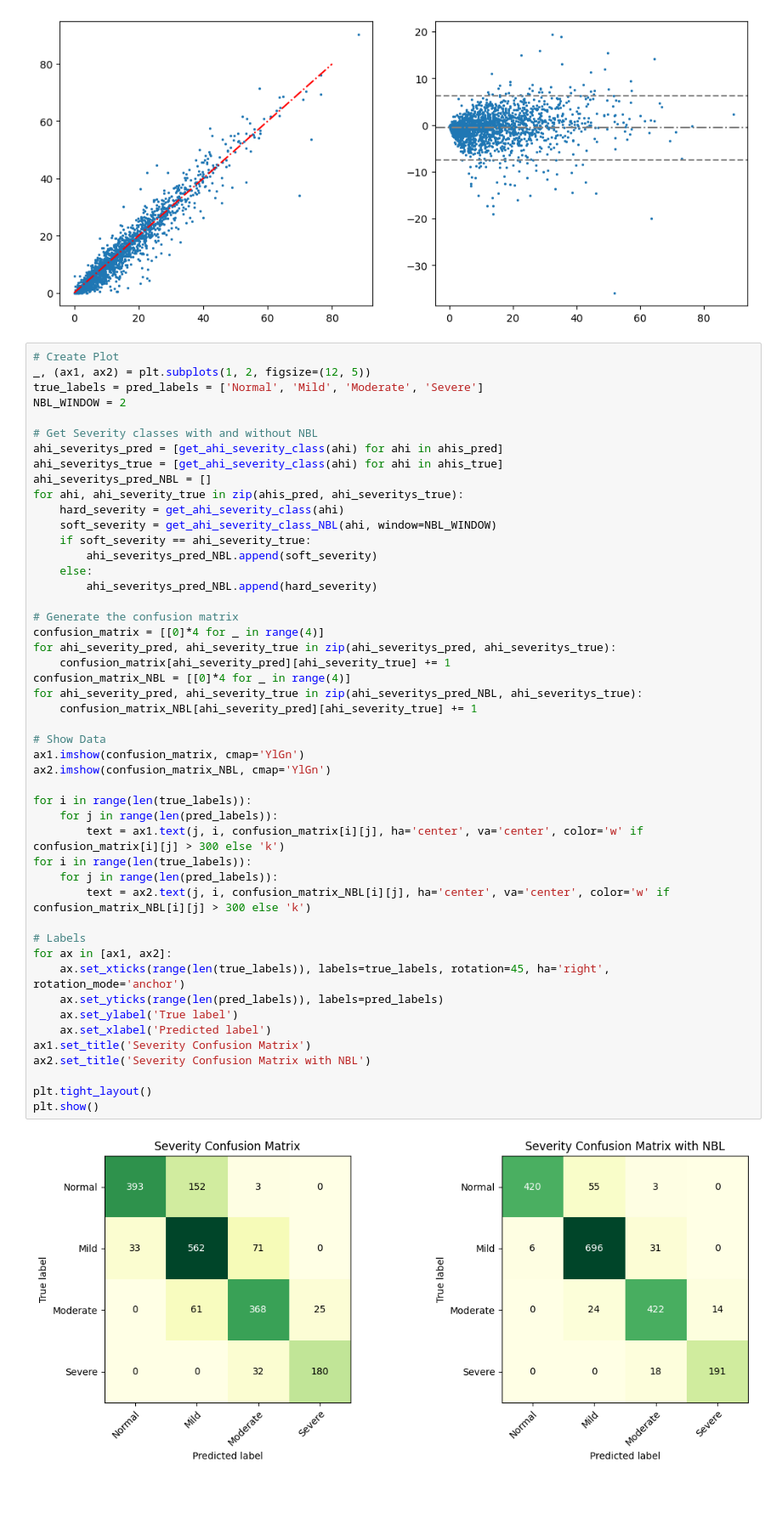
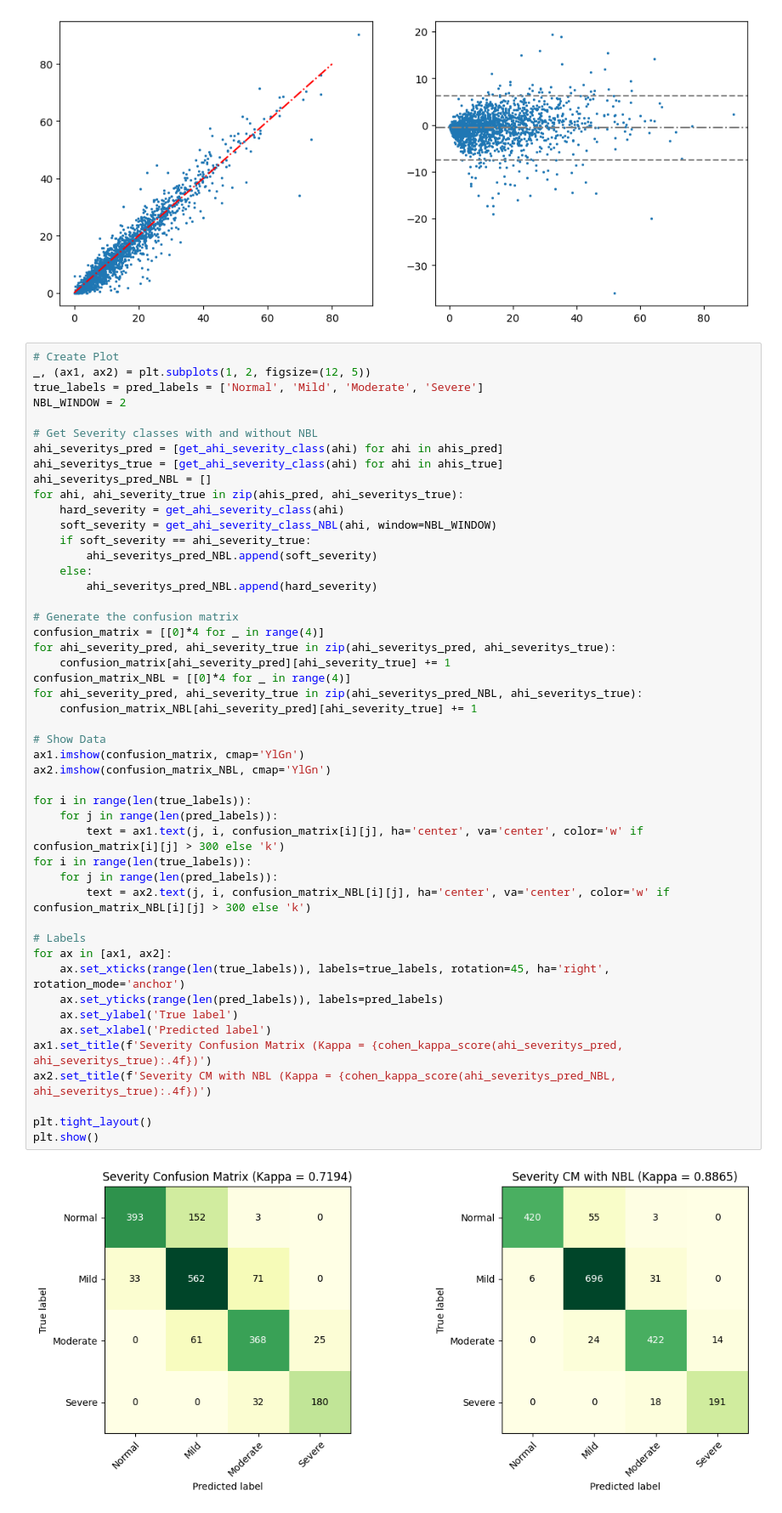
Before and after one commit to JulianBvW/Wearable-Sleep-Event-Detection, a Jupyter notebook: Notebooks/56_AHI_results.ipynb, the cells around one changed output. Shown at 85% size. Drawn from its saved outputs; the diff is of its cells as text.

Commit message:
Added Kappa value

```diff
--- a/Notebooks/56_AHI_results.ipynb
+++ b/Notebooks/56_AHI_results.ipynb
@@ -73,33 +74,33 @@ for ahi, ahi_severity_true in zip(ahis_pred, ahi_severitys_true):
 
 # Generate the confusion matrix
 confusion_matrix = [[0]*4 for _ in range(4)]
 for ahi_severity_pred, ahi_severity_true in zip(ahi_severitys_pred, ahi_severitys_true):
     confusion_matrix[ahi_severity_pred][ahi_severity_true] += 1
 confusion_matrix_NBL = [[0]*4 for _ in range(4)]
 for ahi_severity_pred, ahi_severity_true in zip(ahi_severitys_pred_NBL, ahi_severitys_true):
     confusion_matrix_NBL[ahi_severity_pred][ahi_severity_true] += 1
 
 # Show Data
 ax1.imshow(confusion_matrix, cmap='YlGn')
 ax2.imshow(confusion_matrix_NBL, cmap='YlGn')
 
 for i in range(len(true_labels)):
     for j in range(len(pred_labels)):
         text = ax1.text(j, i, confusion_matrix[i][j], ha='center', va='center', color='w' if confusion_matrix[i][j] > 300 else 'k')
 for i in range(len(true_labels)):
     for j in range(len(pred_labels)):
         text = ax2.text(j, i, confusion_matrix_NBL[i][j], ha='center', va='center', color='w' if confusion_matrix_NBL[i][j] > 300 else 'k')
 
 # Labels
 for ax in [ax1, ax2]:
     ax.set_xticks(range(len(true_labels)), labels=true_labels, rotation=45, ha='right', rotation_mode='anchor')
     ax.set_yticks(range(len(pred_labels)), labels=pred_labels)
     ax.set_ylabel('True label')
     ax.set_xlabel('Predicted label')
-ax1.set_title('Severity Confusion Matrix')
-ax2.set_title('Severity Confusion Matrix with NBL')
+ax1.set_title(f'Severity Confusion Matrix (Kappa = {cohen_kappa_score(ahi_severitys_pred, ahi_severitys_true):.4f})')
+ax2.set_title(f'Severity CM with NBL (Kappa = {cohen_kappa_score(ahi_severitys_pred_NBL, ahi_severitys_true):.4f})')
 
 plt.tight_layout()
 plt.show()
 # %% [output]
-[figure, old version]
+[figure, new version]
```
Also changed, not shown: parts of 1 cell of this notebook.
